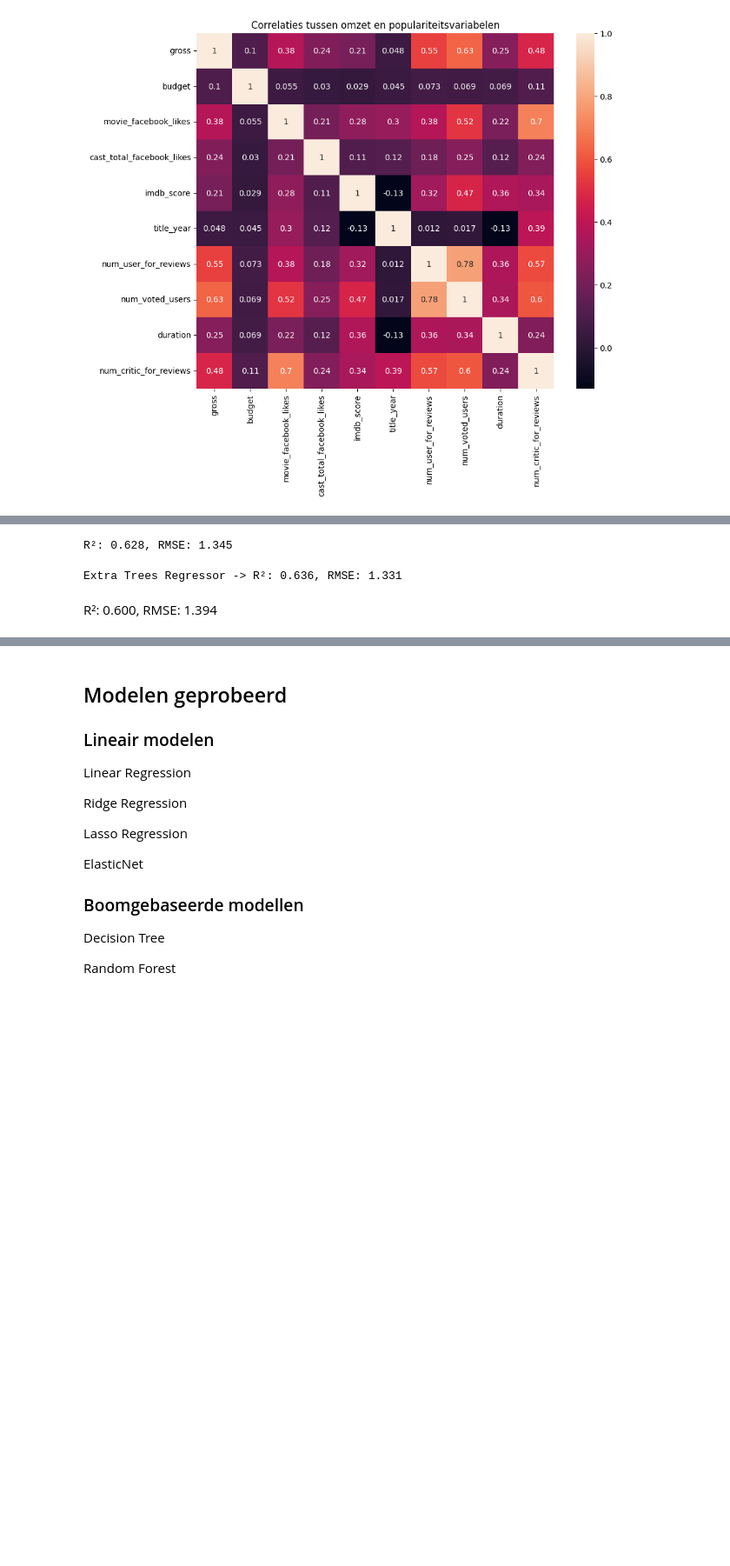
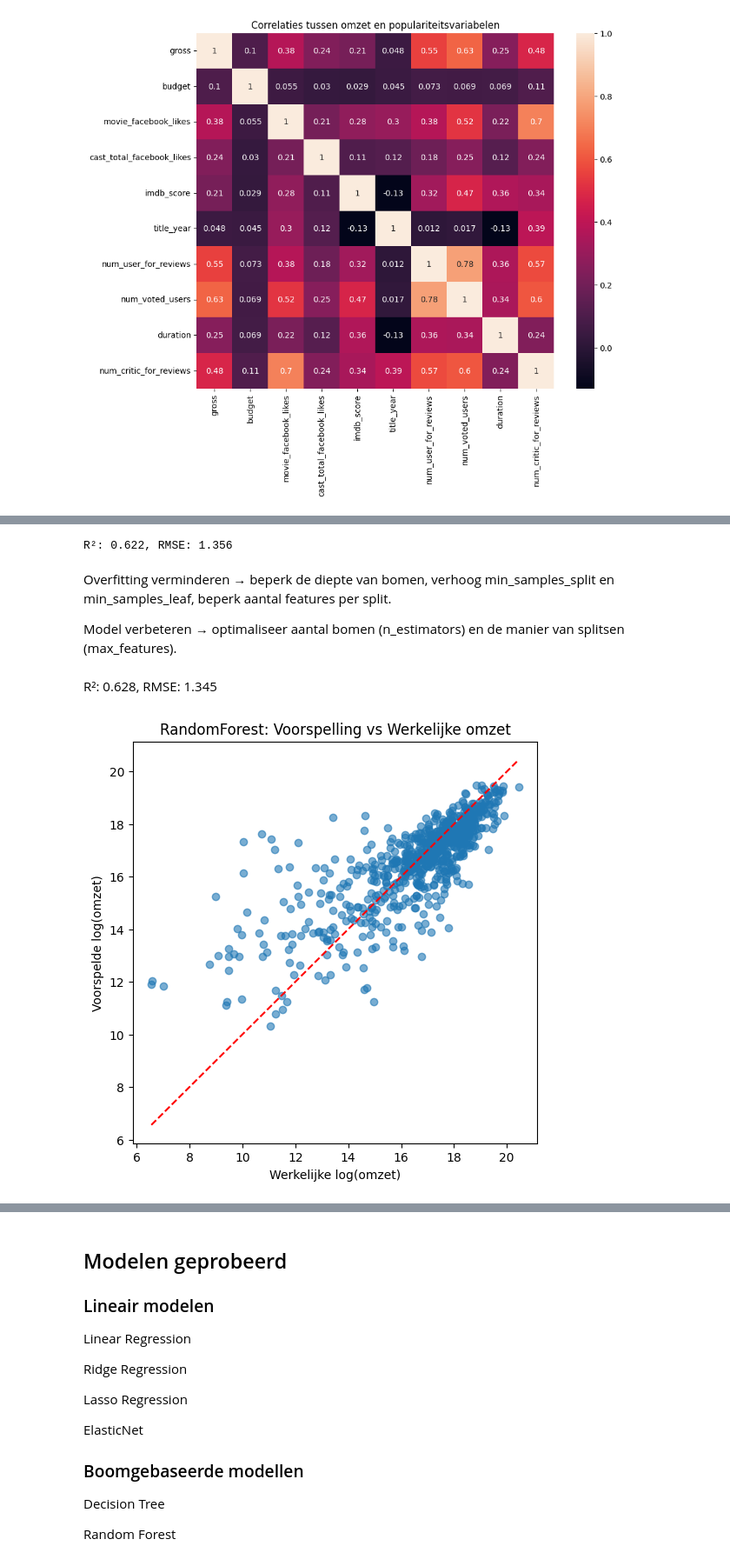
Before and after one commit to CansieJ/Computational-Modelling-film, a Jupyter notebook: Vraag_1.ipynb, the cells around one changed output, grey strips where cells are left out. Shown at 87% size. Drawn from its saved outputs; the diff is of its cells as text; code cells hidden in the pictures; blank space fills up the shorter version.

```diff
--- a/Vraag_1.ipynb
+++ b/Vraag_1.ipynb
@@ -88,9 +96,14 @@ X_train, X_test, y_train, y_test = train_test_split(X, y, test_size=0.2, random_
 # %%
 rf = RandomForestRegressor(
-    n_estimators=300,
-    max_depth=40,
+     n_estimators=800,
+    min_samples_split=5,
+    min_samples_leaf=2,
+    max_features='sqrt',
+    max_depth=20,
+    bootstrap=True,
     random_state=42
 )
+
 rf.fit(X_train, y_train)
 y_pred = rf.predict(X_test)
 
@@ -98,31 +111,22 @@ r2_rf = r2_score(y_test, y_pred)
 rmse_rf = np.sqrt(mean_squared_error(y_test, y_pred))
 print(f"R²: {r2_rf:.3f}, RMSE: {rmse_rf:.3f}")
 # %% [output]
-R²: 0.628, RMSE: 1.345
+R²: 0.622, RMSE: 1.356
-# %%
-from sklearn.ensemble import ExtraTreesRegressor
-from sklearn.metrics import r2_score, mean_squared_error
-import numpy as np
-
-# Extra Trees Regressor aanmaken
-et = ExtraTreesRegressor(
-    n_estimators=300,
-    max_depth=40,
-    random_state=42
-)
-
-# Trainen
-et.fit(X_train, y_train)
-
-# Voorspellingen
-y_pred_et = et.predict(X_test)
-
-# Prestaties meten
-r2_et = r2_score(y_test, y_pred_et)
-rmse_et = np.sqrt(mean_squared_error(y_test, y_pred_et))
-
-print(f"Extra Trees Regressor -> R²: {r2_et:.3f}, RMSE: {rmse_et:.3f}")
-# %% [output]
-Extra Trees Regressor -> R²: 0.636, RMSE: 1.331
-# %% [markdown]
-R²: 0.600, RMSE: 1.394
+# %% [markdown]
+Overfitting verminderen
+→ beperk de diepte van bomen, verhoog min_samples_split en min_samples_leaf, beperk aantal features per split.
+
+Model verbeteren
+→ optimaliseer aantal bomen (n_estimators) en de manier van splitsen (max_features).
+# %% [markdown]
+R²: 0.628, RMSE: 1.345
+# %%
+plt.figure(figsize=(6,6))
+plt.scatter(y_test, y_pred, alpha=0.6)
+plt.xlabel("Werkelijke log(omzet)")
+plt.ylabel("Voorspelde log(omzet)")
+plt.title("RandomForest: Voorspelling vs Werkelijke omzet")
+plt.plot([y_test.min(), y_test.max()], [y_test.min(), y_test.max()], 'r--')  # diagonale lijn
+plt.show()
+# %% [output]
+[figure, added]
```
Also changed, not shown: parts of 15 cells of this notebook, 1 other file.
